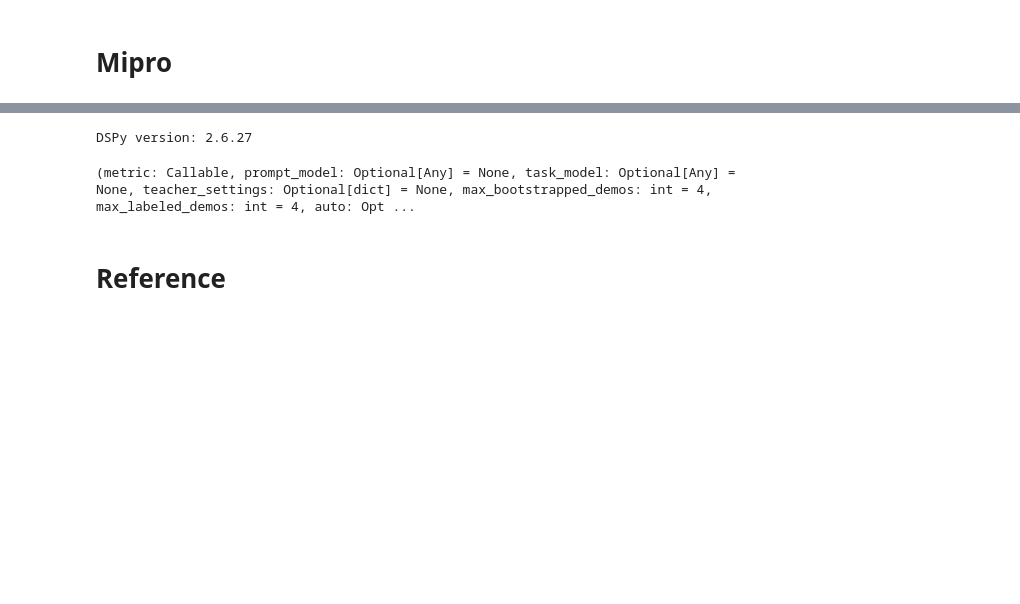
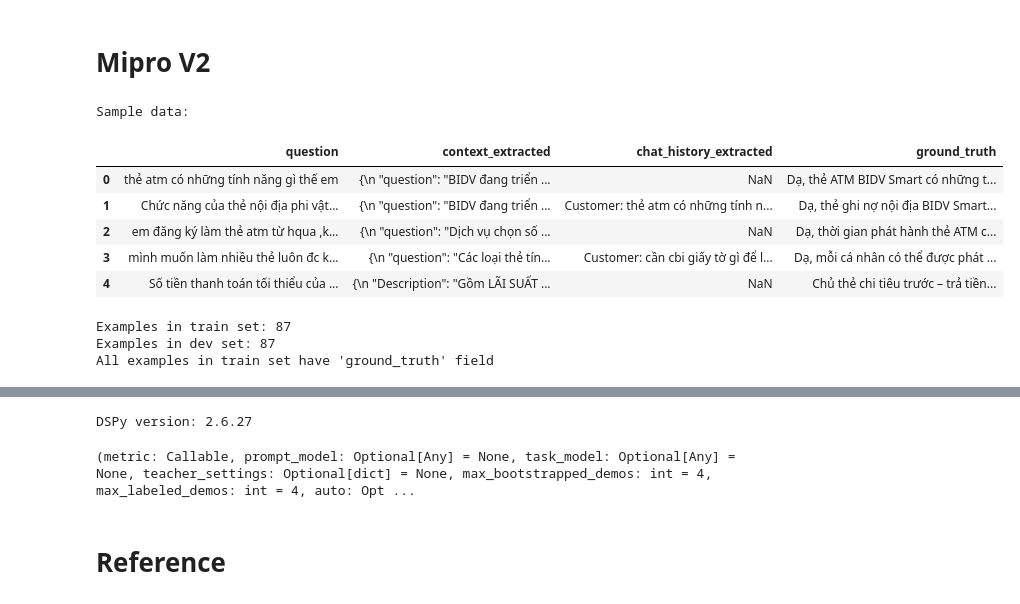
Before and after one commit to linhnb-nami/BIDV-DSPy-Optimization, a Jupyter notebook: bidv_prompt_opt.ipynb, the cells around one changed output, grey strips where cells are left out. Drawn from its saved outputs; the diff is of its cells as text; code cells hidden in the pictures; blank space fills up the shorter version.

```diff
--- a/bidv_prompt_opt.ipynb
+++ b/bidv_prompt_opt.ipynb
@@ -1,5 +1,5 @@
 # %% [markdown]
-# Mipro
+# Mipro V2
 # %%
 import datetime
 import functools
@@ -19,11 +19,19 @@ from dspy.evaluate.auto_evaluation import SemanticRecallPrecision, f1_score, Sem
 from dspy.teleprompt import MIPROv2
 from pydantic import BaseModel, Field
 # %%
-# faq_data = pd.read_csv('/Users/nami-macos/Documents/BIDV-1/Testset FAQ_multiturn_FAQ_Chain - FAQ Chain filtered.csv')
-# key_columns = faq_data[['question', 'context_extracted', 'chat_history_extracted', 'Ground truth']]
-# # Display the first few rows of these columns
-# print("\nSample data:")
-# display(key_columns.head())
+faq_data = pd.read_csv('/Users/nami-macos/Documents/BIDV-1/Testset FAQ_multiturn_FAQ_Chain - FAQ Chain filtered.csv')
+key_columns = faq_data[['question', 'context_extracted', 'chat_history_extracted', 'ground_truth']]
+# Display the first few rows of these columns
+print("\nSample data:")
+display(key_columns.head())
+# %% [output]
+Sample data:
+|  | question | context_extracted | chat_history_extracted | ground_truth |
+| 0 | thẻ atm có những tính năng gì thế em | {\n "question": "BIDV đang triển ... | NaN | Dạ, thẻ ATM BIDV Smart có những t... |
+| 1 | Chức năng của thẻ nội địa phi vật... | {\n "question": "BIDV đang triển ... | Customer: thẻ atm có những tính n... | Dạ, thẻ ghi nợ nội địa BIDV Smart... |
+| 2 | em đăng ký làm thẻ atm từ hqua ,k... | {\n "question": "Dịch vụ chọn số ... | NaN | Dạ, thời gian phát hành thẻ ATM c... |
+| 3 | mình muốn làm nhiều thẻ luôn đc k... | {\n "question": "Các loại thẻ tín... | Customer: cần cbi giấy tờ gì để l... | Dạ, mỗi cá nhân có thể được phát ... |
+| 4 | Số tiền thanh toán tối thiểu của ... | {\n "Description": "Gồm LÃI SUẤT ... | NaN | Chủ thẻ chi tiêu trước – trả tiền... |
 # %%
 # # Convert faq_data to a list of dictionaries
 # dataset = []
@@ -374,0 +348,26 @@ BIDV:
+# %%
+# Add this before running the optimization
+
+prompt_of_field_to_optimize = "ground_truth"
+semantic = True
+
+dataset = FAQDataset(
+    data_path="/Users/nami-macos/Documents/BIDV-1/Testset FAQ_multiturn_FAQ_Chain - FAQ Chain filtered.csv",
+    selected_output_field=prompt_of_field_to_optimize,
+)
+
+print(f"Examples in train set: {len(dataset.train)}")
+print(f"Examples in dev set: {len(dataset.dev)}")
+
+# Check if all examples have the ground_truth field
+missing_ground_truth = [i for i, ex in enumerate(dataset.train) if 'ground_truth' not in ex.toDict()]
+if missing_ground_truth:
+    print(f"Warning: {len(missing_ground_truth)} examples in train set missing 'ground_truth' field")
+    print(f"First few indices with missing ground_truth: {missing_ground_truth[:5]}")
+    missing_ground_truth = [i for i, ex in enumerate(dataset.train) if 'ground_truth' not in ex.toDict()]
+else:
+    print("All examples in train set have 'ground_truth' field")
+# %% [output]
+Examples in train set: 87
+Examples in dev set: 87
+All examples in train set have 'ground_truth' field
```
Also changed, not shown: parts of 7 cells of this notebook.
